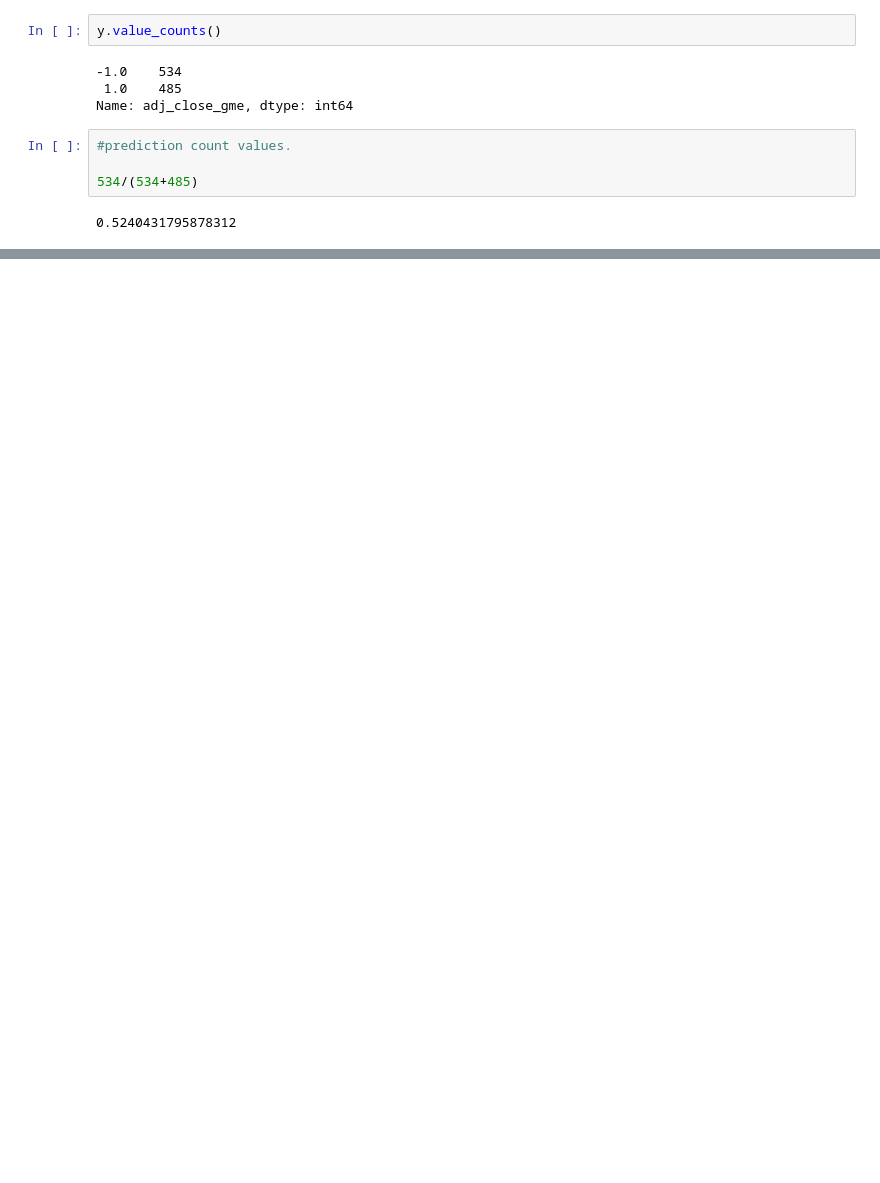
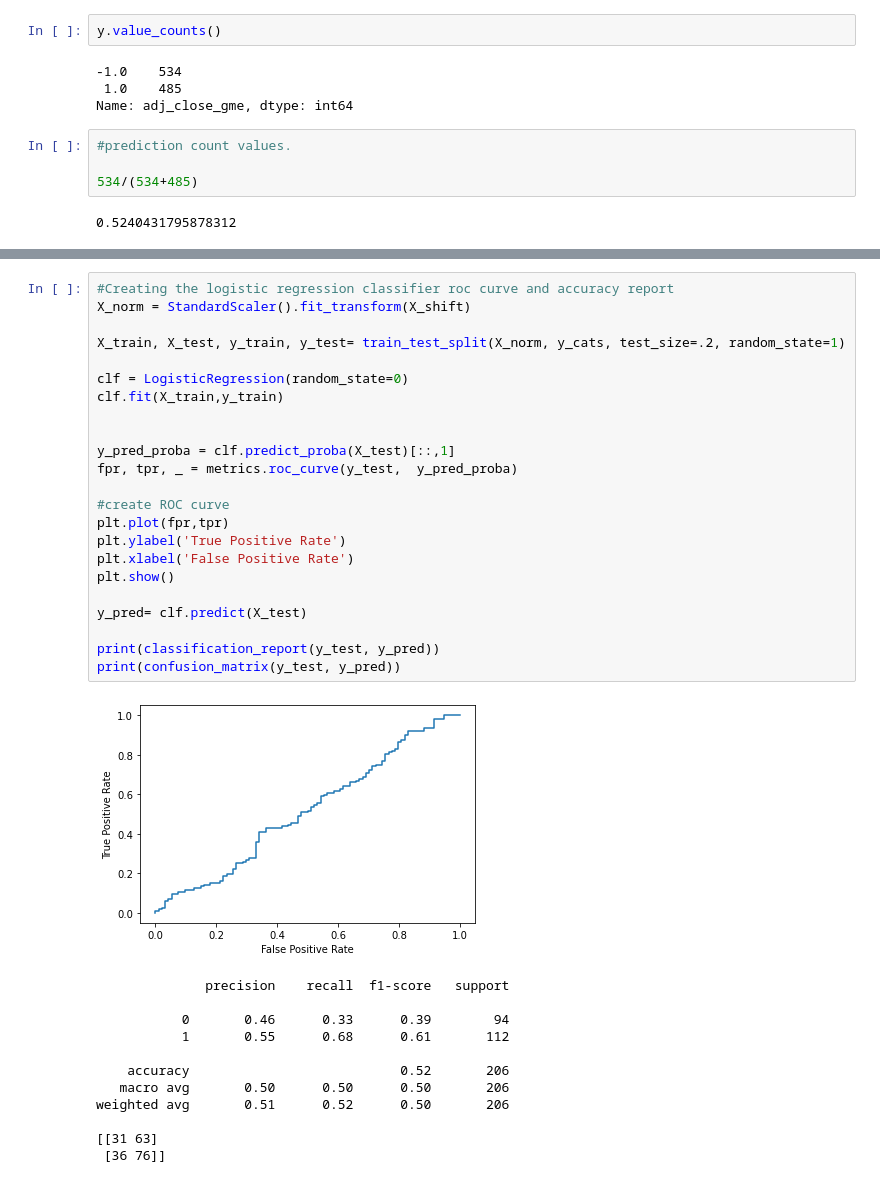
Before and after one commit to kylearbide/Stock-Market-Analysis-EMSE6575, a Jupyter notebook: notebooks/classification/Stock_classifier.ipynb, the cells around one changed output, grey strips where cells are left out. Cells and saved outputs as stored; diff of their text form; blank space fills up the shorter version.

Commit message:
Automated classifier

```diff
--- a/notebooks/classification/Stock_classifier.ipynb
+++ b/notebooks/classification/Stock_classifier.ipynb
@@ -394,0 +535,36 @@ weighted avg       0.48      0.48      0.48       204
+# %%
+#Creating the logistic regression classifier roc curve and accuracy report
+X_norm = StandardScaler().fit_transform(X_shift)
+
+X_train, X_test, y_train, y_test= train_test_split(X_norm, y_cats, test_size=.2, random_state=1)
+
+clf = LogisticRegression(random_state=0)
+clf.fit(X_train,y_train)
+
+
+y_pred_proba = clf.predict_proba(X_test)[::,1]
+fpr, tpr, _ = metrics.roc_curve(y_test,  y_pred_proba)
+
+#create ROC curve
+plt.plot(fpr,tpr)
+plt.ylabel('True Positive Rate')
+plt.xlabel('False Positive Rate')
+plt.show()
+
+y_pred= clf.predict(X_test)
+
+print(classification_report(y_test, y_pred))
+print(confusion_matrix(y_test, y_pred))
+# %% [output]
+[figure, added]
+              precision    recall  f1-score   support
+
+           0       0.46      0.33      0.39        94
+           1       0.55      0.68      0.61       112
+
+    accuracy                           0.52       206
+   macro avg       0.50      0.50      0.50       206
+weighted avg       0.51      0.52      0.50       206
+
+[[31 63]
+ [36 76]]
```
Also changed, not shown: parts of 43 cells of this notebook.
